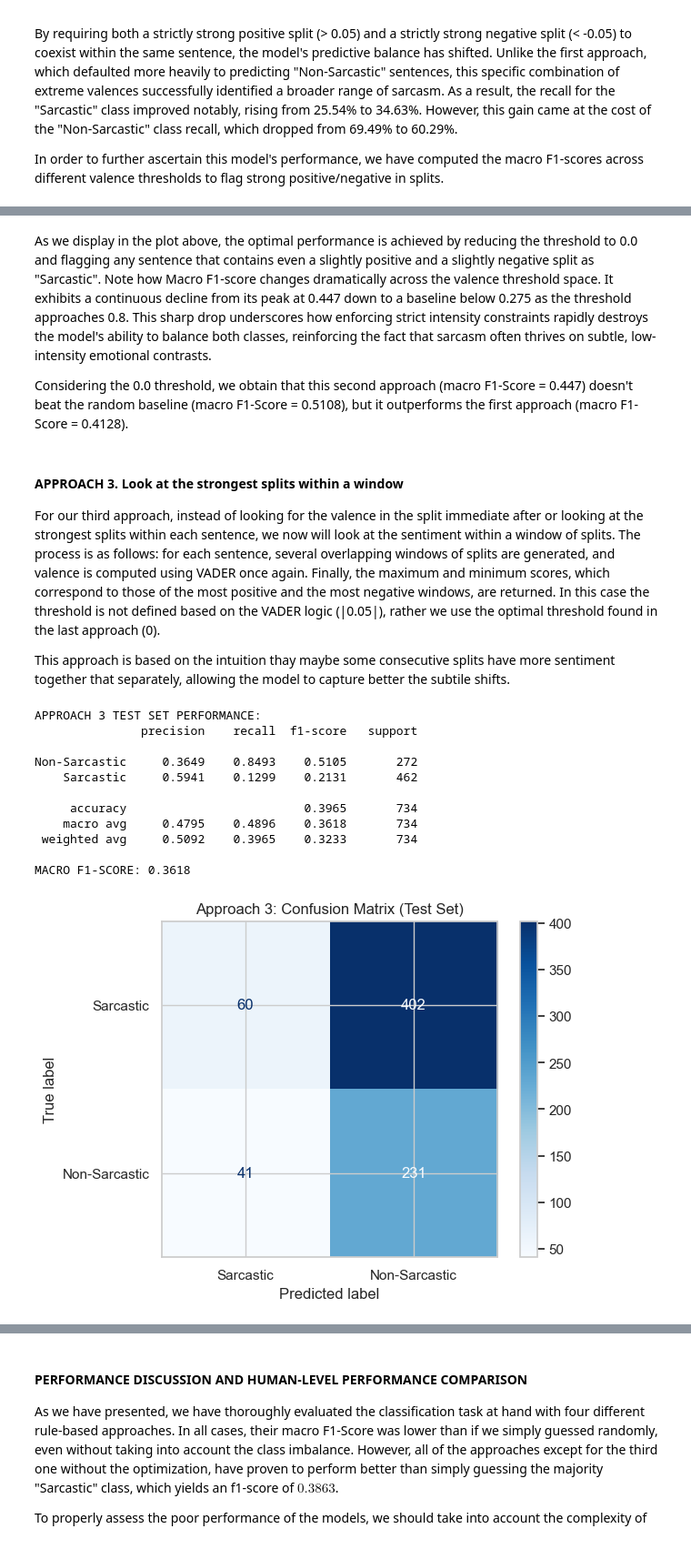
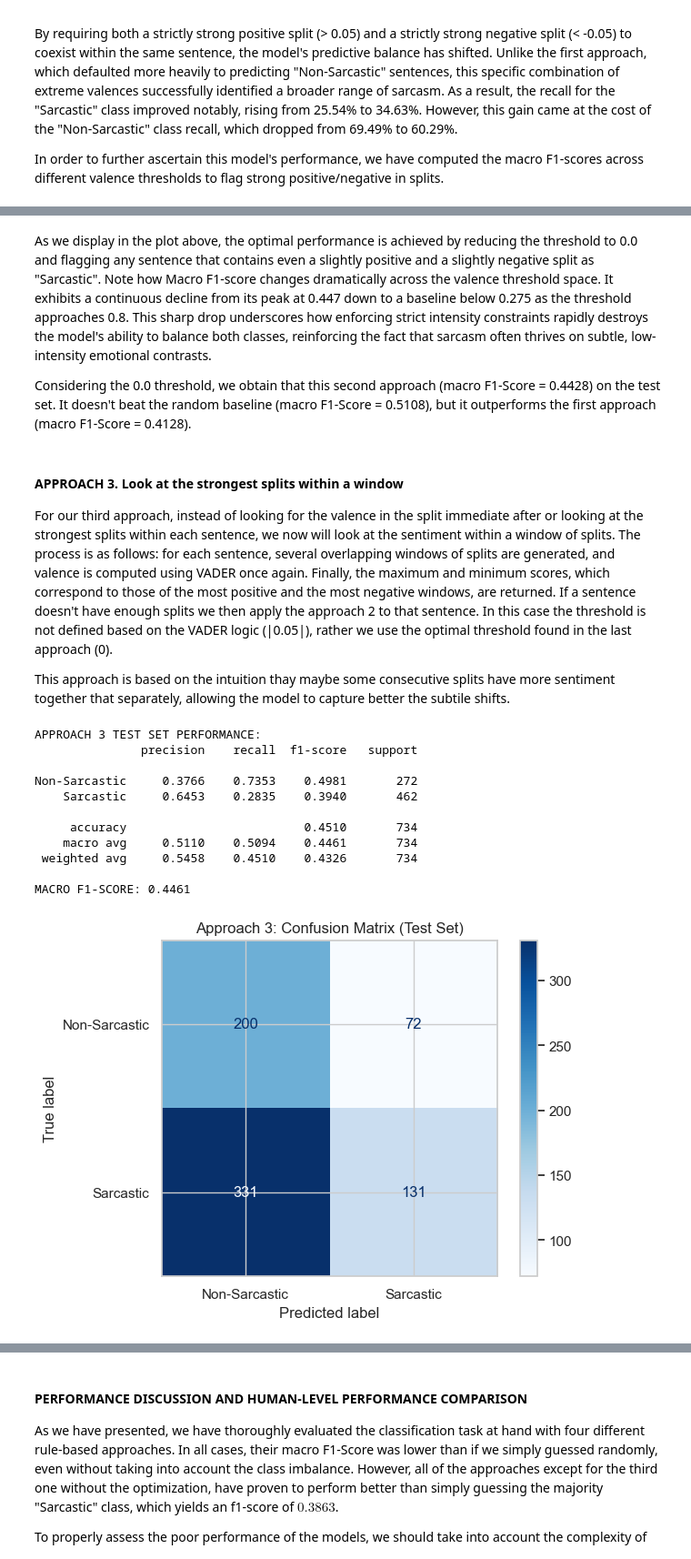
Before and after one commit to ericGutierrezM/sarcasm_text_classification, a Jupyter notebook: notebooks/part_1.ipynb, the cells around one changed output, grey strips where cells are left out. Shown at 91% size. Saved outputs shown, nothing was run; the diff lists cells and outputs as text; code cells hidden in the pictures.

```diff
--- a/notebooks/part_1.ipynb
+++ b/notebooks/part_1.ipynb
@@ -955,77 +956,75 @@ Non-Sarcastic     0.3508    0.5919    0.4405       272
 # %% [markdown]
 As we display in the plot above, the optimal performance is achieved by reducing the threshold to 0.0 and flagging any sentence that contains even a slightly positive and a slightly negative split as "Sarcastic". Note how Macro F1-score changes dramatically across the valence threshold space. It exhibits a continuous decline from its peak at 0.447 down to a baseline below 0.275 as the threshold approaches 0.8. This sharp drop underscores how enforcing strict intensity constraints rapidly destroys the model's ability to balance both classes, reinforcing the fact that sarcasm often thrives on subtle, low-intensity emotional contrasts.
 
-Considering the 0.0 threshold, we obtain that this second approach (macro F1-Score = 0.447) doesn't beat the random baseline (macro F1-Score = 0.5108), but it outperforms the first approach (macro F1-Score = 0.4128).
+Considering the 0.0 threshold, we obtain that this second approach (macro F1-Score = 0.4428) on the test set. It doesn't beat the random baseline (macro F1-Score = 0.5108), but it outperforms the first approach (macro F1-Score = 0.4128).
 # %% [markdown]
 #### APPROACH 3. Look at the strongest splits within a window
 
-For our third approach, instead of looking for the valence in the split immediate after or looking at the strongest splits within each sentence, we now will look at the sentiment within a window of splits. The process is as follows: for each sentence, several overlapping windows of splits are generated, and valence is computed using VADER once again. Finally, the maximum and minimum scores, which correspond to those of the most positive and the most negative windows, are returned. In this case the threshold is not defined based on the VADER logic (|0.05|), rather we use the optimal threshold found in the last approach (0).
+For our third approach, instead of looking for the valence in the split immediate after or looking at the strongest splits within each sentence, we now will look at the sentiment within a window of splits. The process is as follows: for each sentence, several overlapping windows of splits are generated, and valence is computed using VADER once again. Finally, the maximum and minimum scores, which correspond to those of the most positive and the most negative windows, are returned. If a sentence doesn't have enough splits we then apply the approach 2 to that sentence. In this case the threshold is not defined based on the VADER logic (|0.05|), rather we use the optimal threshold found in the last approach (0).
 
 This approach is based on the intuition thay maybe some consecutive splits have more sentiment together that separately, allowing the model to capture better the subtile shifts.
 # %%
+window_size_v3 = 4
+
 # Function that returns the minimum and maximum valence scores within a sentence for the specified window size
-def get_window_extremes(text, window_size=2):
-
+def get_window_extremes(text, window_size=4):
     if pd.isna(text) or not str(text).strip():
         return 0.0, 0.0
 
     splits = re.split(r'[,.?]+', str(text))
-
-    # Opcional: Si vols eliminar els espais en blanc o elements buits que puguin quedar a la llista:
     splits = [word.strip() for word in splits if word.strip()]
 
-    # If the sentence is shorter than the window, just score the whole sentence
+    # If the sentence has fewer splits than the window size, return 0.0 for both max and min scores.
+    # Later we will apply approach 2 in those cases.
     if len(splits) <= window_size:
-        score = analyzer.polarity_scores(text)['compound']
-        return score, score
+        return 0.0, 0.0
 
-    # Generate the overlapping windows
     windows = [' '.join(splits[i:i+window_size]) for i in range(len(splits) - window_size + 1)]
-
-    # Calculate the VADER compound score for each window
     scores = [analyzer.polarity_scores(w)['compound'] for w in windows]
 
     return max(scores), min(scores)
 
-df_train[['max_score', 'min_score']] = df_train['Sentence'].apply(
-    lambda x: pd.Series(get_window_extremes(x, window_size=4))
+df_train['max_score_v3'], df_train['min_score_v3'] = zip(*df_train['Sentence'].apply(lambda x: get_window_extremes(x, window_size=window_size_v3)))
+df_test['max_score_v3'], df_test['min_score_v3'] = zip(*df_test['Sentence'].apply(lambda x: get_window_extremes(x, window_size=window_size_v3)))
+
+# Identify strong splits within a window using optimal threshold limits
+v3_logic = (df_test['max_score_v3'] > 0) & (df_test['min_score_v3'] < 0)
+v3_predictions = np.where(v3_logic, 'Sarcastic', 'Non-Sarcastic')
+
+# Apply the fallback to Approach 2 for sentences with fewer splits than the window size
+df_test['pred_sarcasm_v3'] = np.where(
+    df_test['nb_splits'] <= window_size_v3,
+    df_test['pred_sarcasm_v2_opt'],
+    v3_predictions
 )
-
-df_test[['max_score', 'min_score']] = df_test['Sentence'].apply(
-    lambda x: pd.Series(get_window_extremes(x, window_size=4))
-)
-
-# Identify strong splits within a window using your threshold limits
-df_test['pred_sarcasm_v3'] = (df_test['max_score'] > 0) & (df_test['min_score'] < 0)
-df_test['pred_sarcasm_v3'] = np.where(df_test['pred_sarcasm_v3'], 'Sarcastic', 'Non-Sarcastic')
 # %%
 # Evaluation on test set
 y_true_test = y_test.values
 y_pred_test_v3 = df_test['pred_sarcasm_v3'].values
 
 print("APPROACH 3 TEST SET PERFORMANCE:")
 print(classification_report(y_true_test, y_pred_test_v3, digits=4, zero_division=0))
 macro_f1_test_v3 = f1_score(y_true_test, y_pred_test_v3, average='macro', zero_division=0)
 print(f"MACRO F1-SCORE: {macro_f1_test_v3:.4f}")
-cm_test_v3 = confusion_matrix(y_true_test, y_pred_test_v3, labels=['Sarcastic', 'Non-Sarcastic'])
+cm_test_v3 = confusion_matrix(y_true_test, y_pred_test_v3, labels=['Non-Sarcastic', 'Sarcastic'])
 
 # Plot the confusion matrix
-disp = ConfusionMatrixDisplay(confusion_matrix=cm_test_v3, display_labels=['Sarcastic', 'Non-Sarcastic'])
+disp = ConfusionMatrixDisplay(confusion_matrix=cm_test_v3, display_labels=['Non-Sarcastic', 'Sarcastic'])
 disp.plot(cmap='Blues')
 
 plt.title("Approach 3: Confusion Matrix (Test Set)")
 plt.show()
 # %% [output]
 APPROACH 3 TEST SET PERFORMANCE:
                precision    recall  f1-score   support
 
-Non-Sarcastic     0.3649    0.8493    0.5105       272
-    Sarcastic     0.5941    0.1299    0.2131       462
+Non-Sarcastic     0.3766    0.7353    0.4981       272
+    Sarcastic     0.6453    0.2835    0.3940       462
 
-     accuracy                         0.3965       734
-    macro avg     0.4795    0.4896    0.3618       734
- weighted avg     0.5092    0.3965    0.3233       734
+     accuracy                         0.4510       734
+    macro avg     0.5110    0.5094    0.4461       734
+ weighted avg     0.5458    0.4510    0.4326       734
 
-MACRO F1-SCORE: 0.3618
+MACRO F1-SCORE: 0.4461
-[figure, old version]
+[figure, new version]
 # %% [markdown]
```
Also changed, not shown: parts of 16 cells of this notebook, 7 other files.
